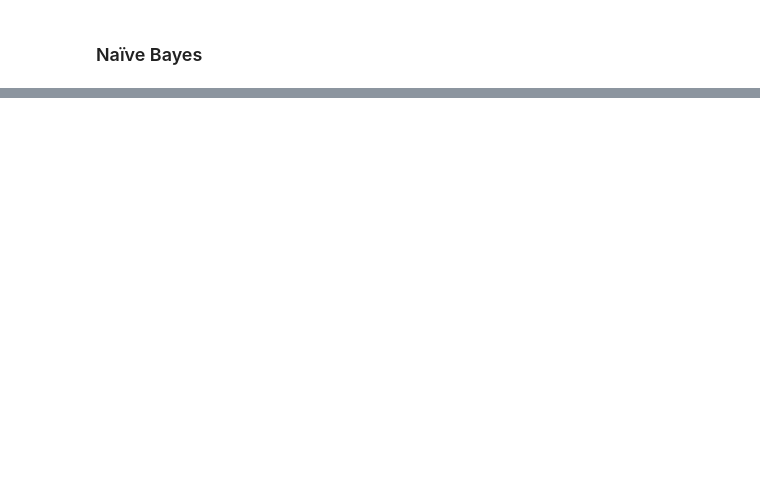
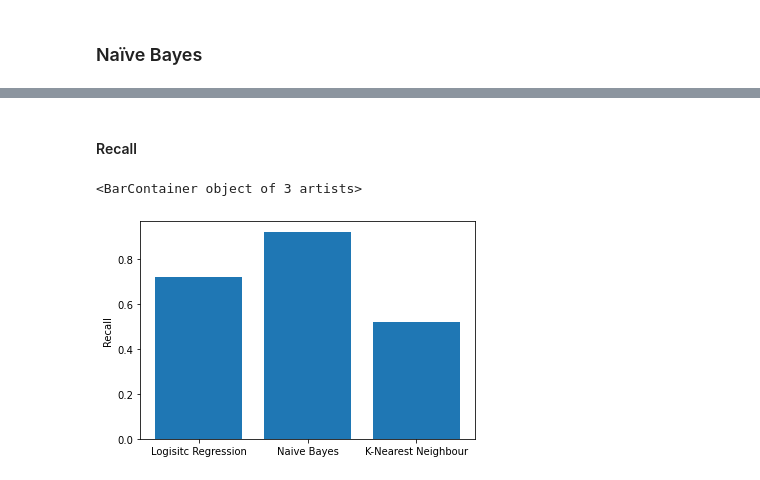
Before and after one commit to MMostafa-Hub/COVID-19-Outcome-Prediction, a Jupyter notebook: COVID-19 Outcome Prediction.ipynb, the cells around one changed output, grey strips where cells are left out. Cells and saved outputs as stored; diff of their text form; code cells hidden in the pictures; blank space fills up the shorter version.

```diff
--- a/COVID-19 Outcome Prediction.ipynb
+++ b/COVID-19 Outcome Prediction.ipynb
@@ -201,0 +186,13 @@ NotFittedError: This LogisticRegression instance is not fitted yet. Call 'fit' w
+# %% [markdown]
+#### Recall
+# %%
+recall_df = {'Logisitc Regression': recall_score(y_test, y_predict_log), 'Naive Bayes': recall_score(
+    y_test, y_pred_naive), 'K-Nearest Neighbour': recall_score(y_test, y_pred_knn)}
+
+clfs = list(recall_df.keys())
+recalls = list(recall_df.values())
+plt.ylabel("Recall")
+plt.bar(clfs,recalls)
+# %% [output]
+<BarContainer object of 3 artists>
+[figure, added]
```
Also changed, not shown: parts of 13 cells of this notebook.
